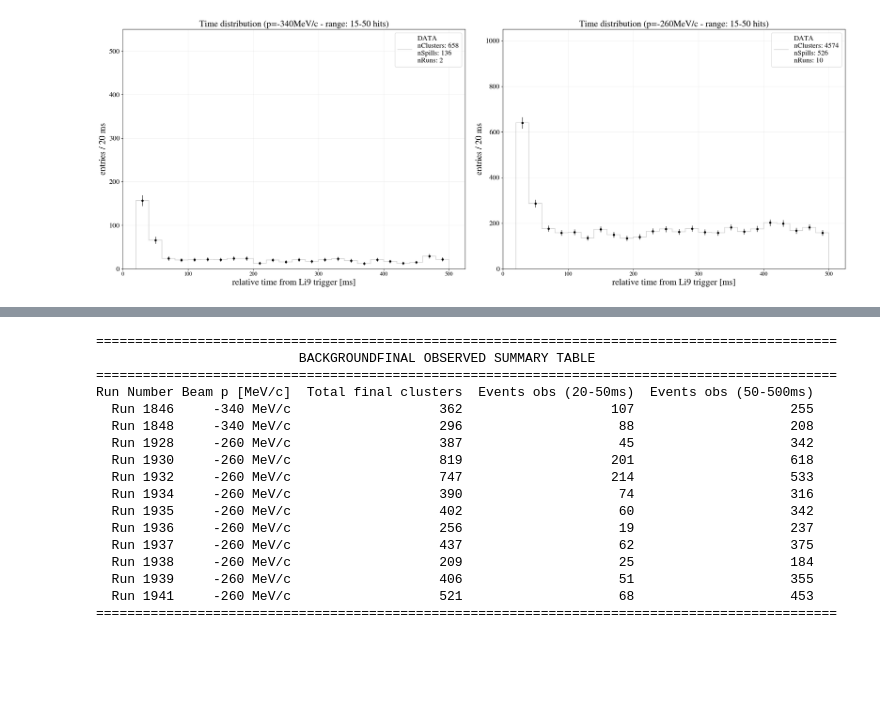
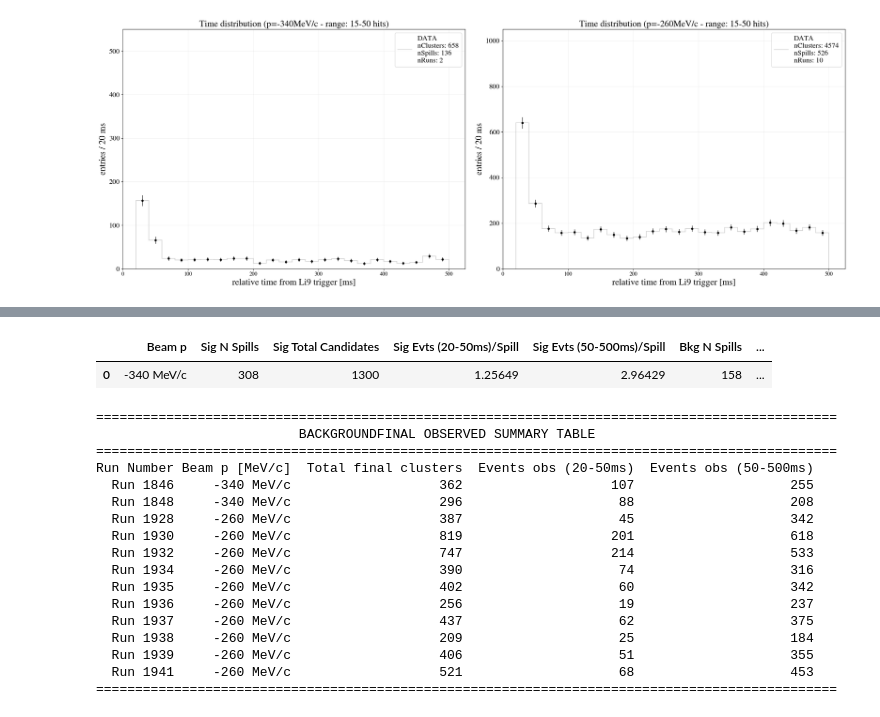
Before and after one commit to elenaramos44/9Li_analysis, a Jupyter notebook: notebooks/FV_after_refinement.ipynb, the cells around one changed output, grey strips where cells are left out. Drawn from its saved outputs; the diff is of its cells as text; code cells hidden in the pictures; blank space fills up the shorter version.

```diff
--- a/notebooks/FV_after_refinement.ipynb
+++ b/notebooks/FV_after_refinement.ipynb
@@ -726,3 +1351,59 @@ plt.show()
+# %%
+beam_p = "-340 MeV/c"
+
+#signal
+# Número de spills únicos reales (run + spill_id)
+if not df_sig_total.empty:
+    n_spills_sig = df_sig_total.groupby(['origin_run', 'spill_id']).ngroups
+    total_events_sig = len(df_sig_total)
+    events_sig_r1 = len(df_sig_total[(times_sig_ms >= 20) & (times_sig_ms <= 50)])
+    events_sig_r2 = len(df_sig_total[(times_sig_ms >= 50) & (times_sig_ms <= 500)])
+
+    rate_sig_r1 = events_sig_r1 / n_spills_sig
+    rate_sig_r2 = events_sig_r2 / n_spills_sig
+else:
+    n_spills_sig, total_events_sig, events_sig_r1, events_sig_r2 = 0, 0, 0, 0
+    rate_sig_r1, rate_sig_r2 = 0.0, 0.0
+
+# BKG
+if not df_bkg_total.empty:
+    n_spills_bkg = df_bkg_total.groupby(['origin_run', 'spill_id']).ngroups
+    total_events_bkg = len(df_bkg_total)
+    events_bkg_r1 = len(df_bkg_total[(times_bkg_ms >= 20) & (times_bkg_ms <= 50)])
+    events_bkg_r2 = len(df_bkg_total[(times_bkg_ms >= 50) & (times_bkg_ms <= 500)])
+
+    rate_bkg_r1 = events_bkg_r1 / n_spills_bkg
+    rate_bkg_r2 = events_bkg_r2 / n_spills_bkg
+else:
+    n_spills_bkg, total_events_bkg, events_bkg_r1, events_bkg_r2 = 0, 0, 0, 0
+    rate_bkg_r1, rate_bkg_r2 = 0.0, 0.0
+
+
+# DF
+summary_data = {
+    "Beam p": [beam_p],
+
+    #columns SIGNAL_SAMPLE
+    "Sig N Spills": [n_spills_sig],
+    "Sig Total Candidates": [total_events_sig],
+    "Sig Evts (20-50ms)/Spill": [round(rate_sig_r1, 5)],
+    "Sig Evts (50-500ms)/Spill": [round(rate_sig_r2, 5)],
+
+    # columns BKG_SAMPLE
+    "Bkg N Spills": [n_spills_bkg],
+    "Bkg Total Candidates": [total_events_bkg],
+    "Bkg Evts (20-50ms)/Spill": [round(rate_bkg_r1, 5)],
+    "Bkg Evts (50-500ms)/Spill": [round(rate_bkg_r2, 5)]
+}
+
+df_summary = pd.DataFrame(summary_data)
+
+# Mostrar la tabla formateada en el Notebook
+from IPython.display import display
+display(df_summary)
+# %% [output]
+|  | Beam p | Sig N Spills | Sig Total Candidates | Sig Evts (20-50ms)/Spill | Sig Evts (50-500ms)/Spill | Bkg N Spills | ... |
+| 0 | -340 MeV/c | 308 | 1300 | 1.25649 | 2.96429 | 158 | ... |
 # %%
 #TABLE!
 
```
Also changed, not shown: parts of 8 cells of this notebook, 3 other files.
